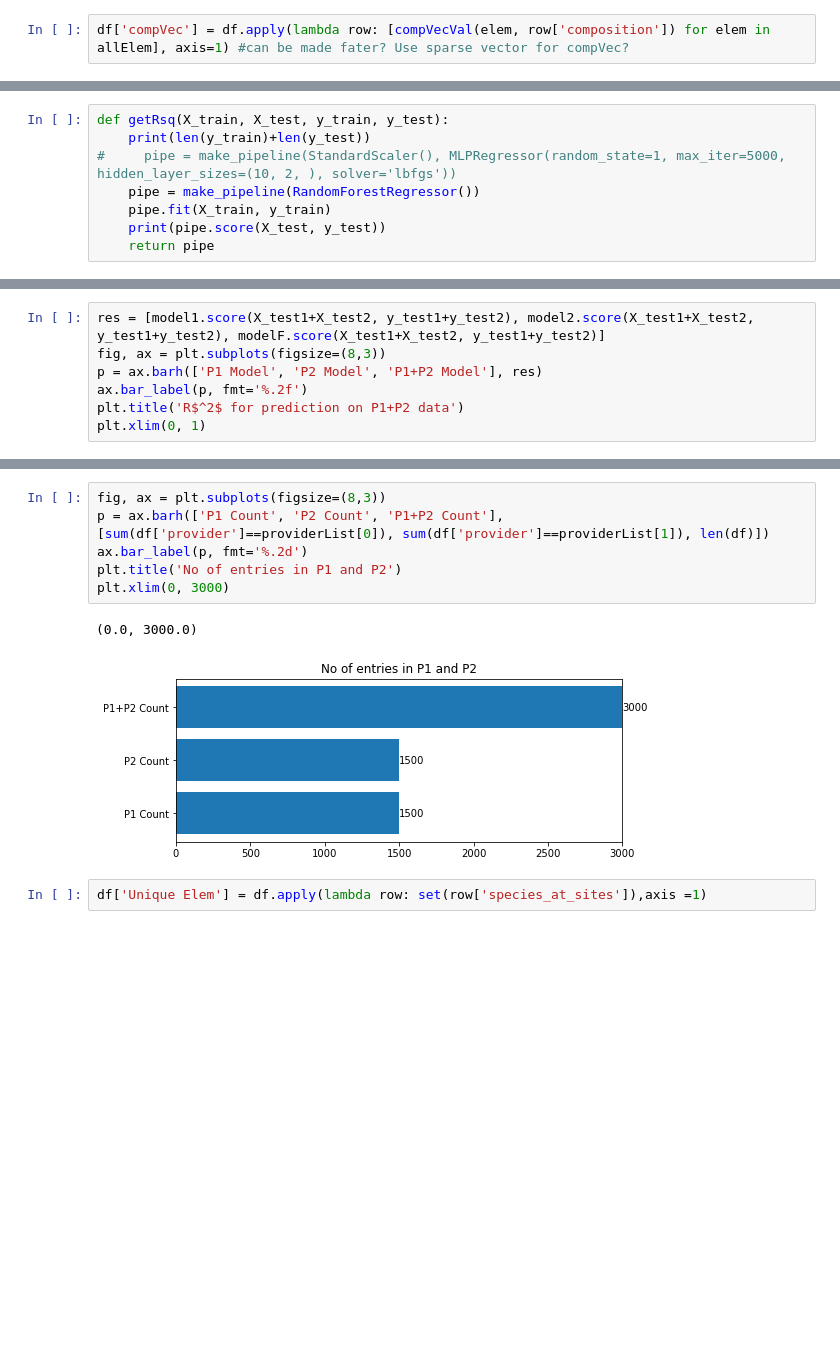
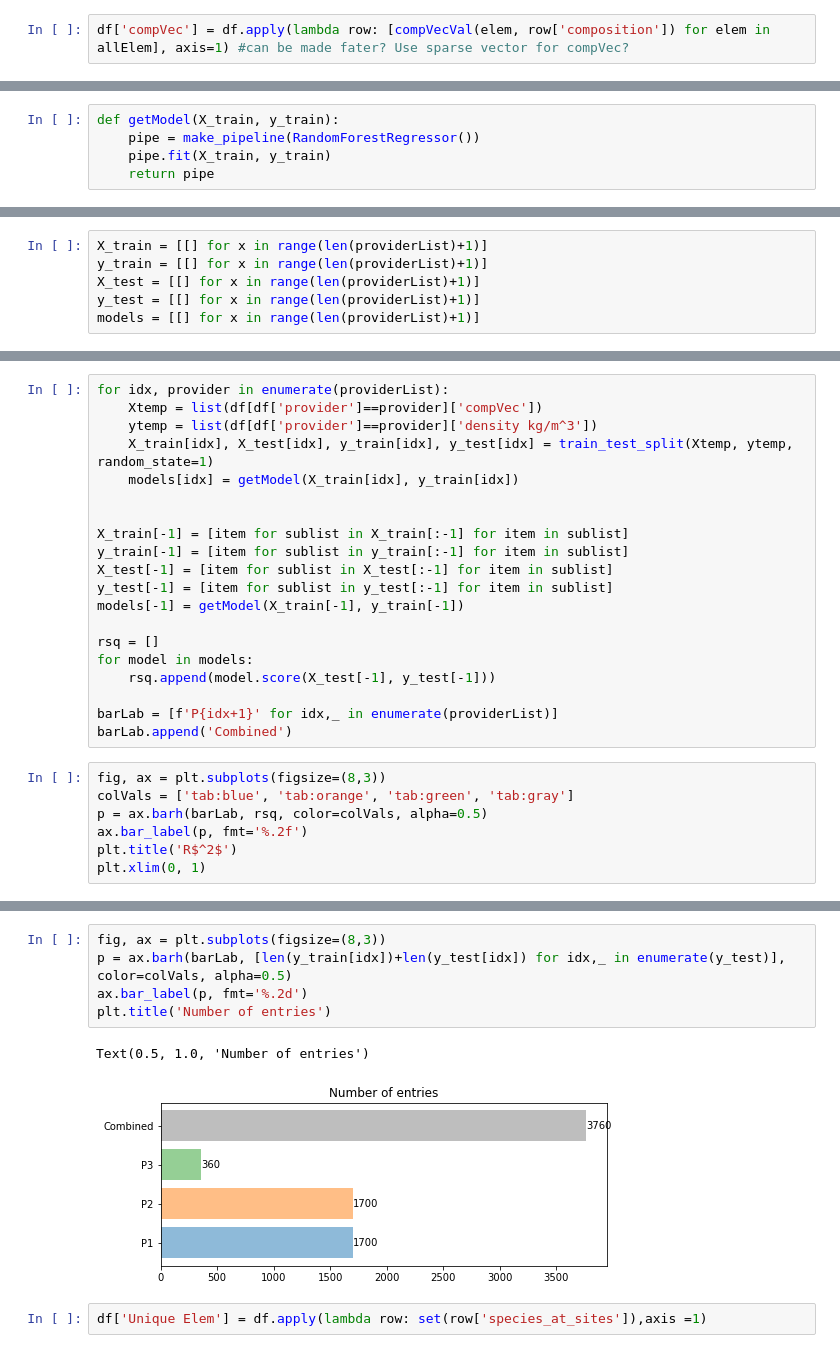
Before and after one commit to Materials-Consortia/optimade-paper-example-applications, a Jupyter notebook: src/high_entropy_alloys_ml/countOptimizerAndMLscript/denityCalcAndLearn.ipynb, the cells around one changed output, grey strips where cells are left out. Drawn from its saved outputs; the diff is of its cells as text; blank space fills up the shorter version.

Commit message:
improved density+ML script

```diff
--- a/src/high_entropy_alloys_ml/countOptimizerAndMLscript/denityCalcAndLearn.ipynb
+++ b/src/high_entropy_alloys_ml/countOptimizerAndMLscript/denityCalcAndLearn.ipynb
@@ -121,8 +120,5 @@ import matplotlib.pyplot as plt
 # %%
-def getRsq(X_train, X_test, y_train, y_test):
-    print(len(y_train)+len(y_test))
-#     pipe = make_pipeline(StandardScaler(), MLPRegressor(random_state=1, max_iter=5000, hidden_layer_sizes=(10, 2, ), solver='lbfgs'))
+def getModel(X_train, y_train):
     pipe = make_pipeline(RandomForestRegressor())
     pipe.fit(X_train, y_train)
-    print(pipe.score(X_test, y_test))
     return pipe
@@ -156,0 +130,6 @@ modelF = getRsq(X_train1+X_train2, X_test1+X_test2, y_train1+y_train2, y_test1+y
+# %%
+X_train = [[] for x in range(len(providerList)+1)]
+y_train = [[] for x in range(len(providerList)+1)]
+X_test = [[] for x in range(len(providerList)+1)]
+y_test = [[] for x in range(len(providerList)+1)]
+models = [[] for x in range(len(providerList)+1)]
@@ -157,9 +138,29 @@ modelF = getRsq(X_train1+X_train2, X_test1+X_test2, y_train1+y_train2, y_test1+y
+# %%
+for idx, provider in enumerate(providerList):
+    Xtemp = list(df[df['provider']==provider]['compVec'])
+    ytemp = list(df[df['provider']==provider]['density kg/m^3'])
+    X_train[idx], X_test[idx], y_train[idx], y_test[idx] = train_test_split(Xtemp, ytemp, random_state=1)
+    models[idx] = getModel(X_train[idx], y_train[idx])
+
+
+X_train[-1] = [item for sublist in X_train[:-1] for item in sublist]
+y_train[-1] = [item for sublist in y_train[:-1] for item in sublist]
+X_test[-1] = [item for sublist in X_test[:-1] for item in sublist]
+y_test[-1] = [item for sublist in y_test[:-1] for item in sublist]
+models[-1] = getModel(X_train[-1], y_train[-1])
+
+rsq = []
+for model in models:
+    rsq.append(model.score(X_test[-1], y_test[-1]))
+
+barLab = [f'P{idx+1}' for idx,_ in enumerate(providerList)]
+barLab.append('Combined')
 # %%
-res = [model1.score(X_test1+X_test2, y_test1+y_test2), model2.score(X_test1+X_test2, y_test1+y_test2), modelF.score(X_test1+X_test2, y_test1+y_test2)]
 fig, ax = plt.subplots(figsize=(8,3))
-p = ax.barh(['P1 Model', 'P2 Model', 'P1+P2 Model'], res)
+colVals = ['tab:blue', 'tab:orange', 'tab:green', 'tab:gray']
+p = ax.barh(barLab, rsq, color=colVals, alpha=0.5)
 ax.bar_label(p, fmt='%.2f')
-plt.title('R$^2$ for prediction on P1+P2 data')
+plt.title('R$^2$')
 plt.xlim(0, 1)
 # %% [output]
 (0.0, 1.0)
@@ -167,12 +168,11 @@ plt.xlim(0, 1)
 # %%
 fig, ax = plt.subplots(figsize=(8,3))
-p = ax.barh(['P1 Count', 'P2 Count', 'P1+P2 Count'], [sum(df['provider']==providerList[0]), sum(df['provider']==providerList[1]), len(df)])
+p = ax.barh(barLab, [len(y_train[idx])+len(y_test[idx]) for idx,_ in enumerate(y_test)], color=colVals, alpha=0.5)
 ax.bar_label(p, fmt='%.2d')
-plt.title('No of entries in P1 and P2')
-plt.xlim(0, 3000)
+plt.title('Number of entries')
 # %% [output]
-(0.0, 3000.0)
+Text(0.5, 1.0, 'Number of entries')
-[figure, old version]
+[figure, new version]
 # %%
 df['Unique Elem'] = df.apply(lambda row: set(row['species_at_sites']),axis =1)
 # %%
```
Also changed, not shown: parts of 31 cells of this notebook.
